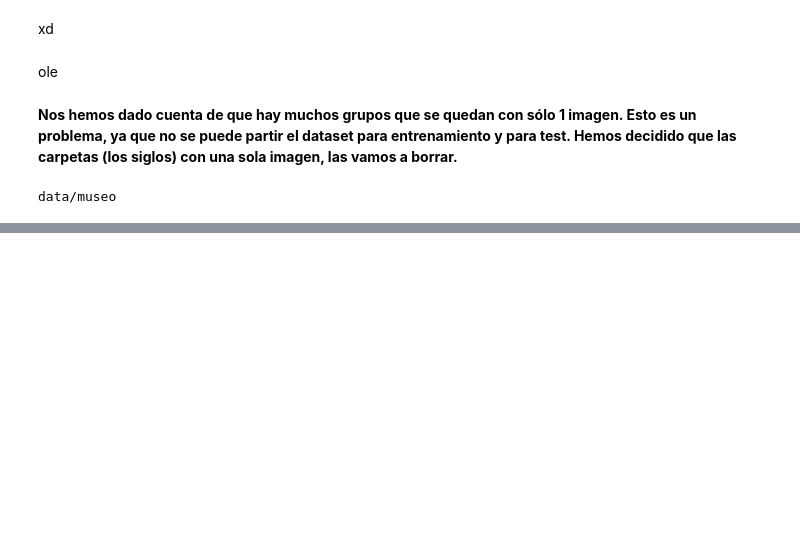
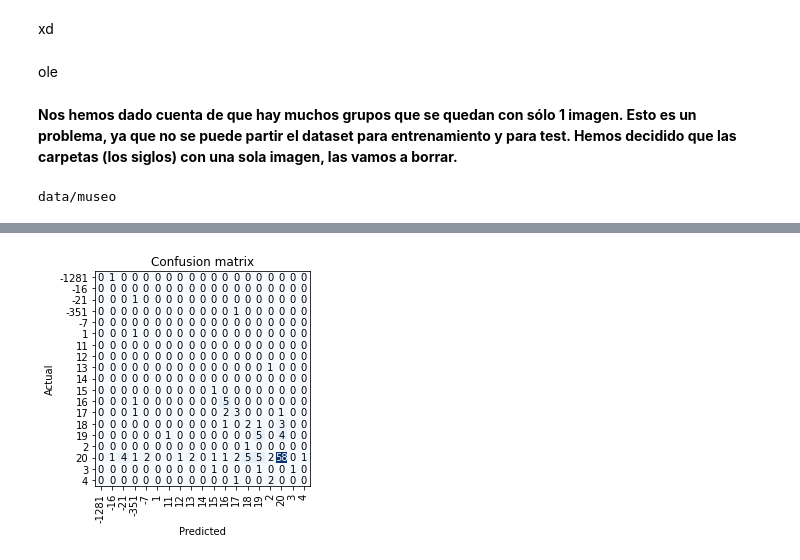
Before and after one commit to IA2021UR/trabajo-ia-en-la-comunidad-de-la-rioja-equipo-10, a Jupyter notebook: Trabajo.ipynb, the cells around one changed output, grey strips where cells are left out. Cells and saved outputs as stored; diff of their text form; code cells hidden in the pictures; blank space fills up the shorter version.

Commit message:
accuracy17PorCientoGGWP

```diff
--- a/Trabajo.ipynb
+++ b/Trabajo.ipynb
@@ -427,0 +598,2 @@ trainMasCuatro, testMasCuatro = train_test_split(get_image_files('/content/4'),t
+# %%
+learn = cnn_learner(dls,resnet18,metrics=accuracy).to_fp16()
@@ -427,0 +620,2 @@ trainMasCuatro, testMasCuatro = train_test_split(get_image_files('/content/4'),t
+# %%
+interp = ClassificationInterpretation.from_learner(learn)
@@ -427,0 +624,4 @@ trainMasCuatro, testMasCuatro = train_test_split(get_image_files('/content/4'),t
+# %%
+interp.plot_confusion_matrix()
+# %% [output]
+[figure, added]
```
Also changed, not shown: parts of 18 cells of this notebook.
